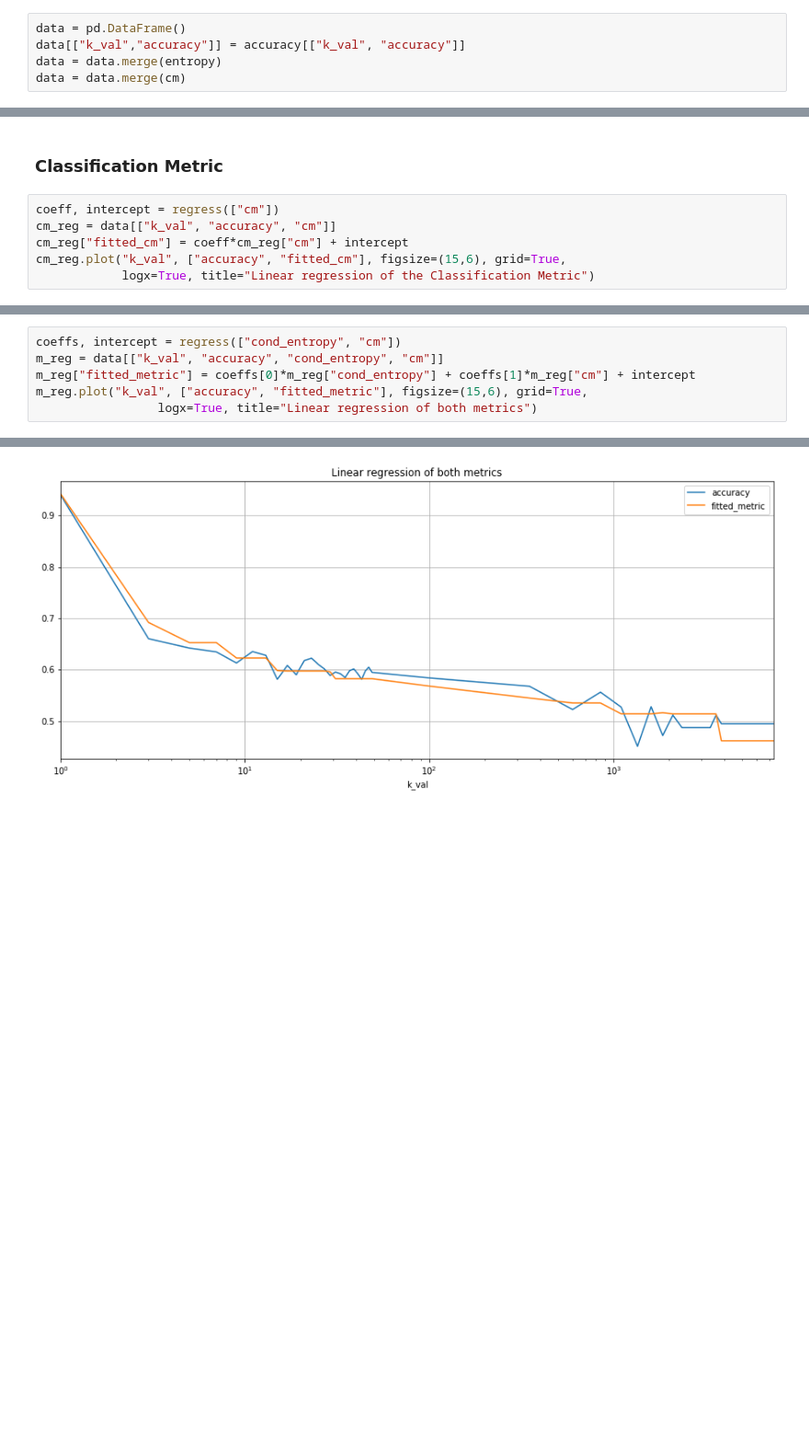
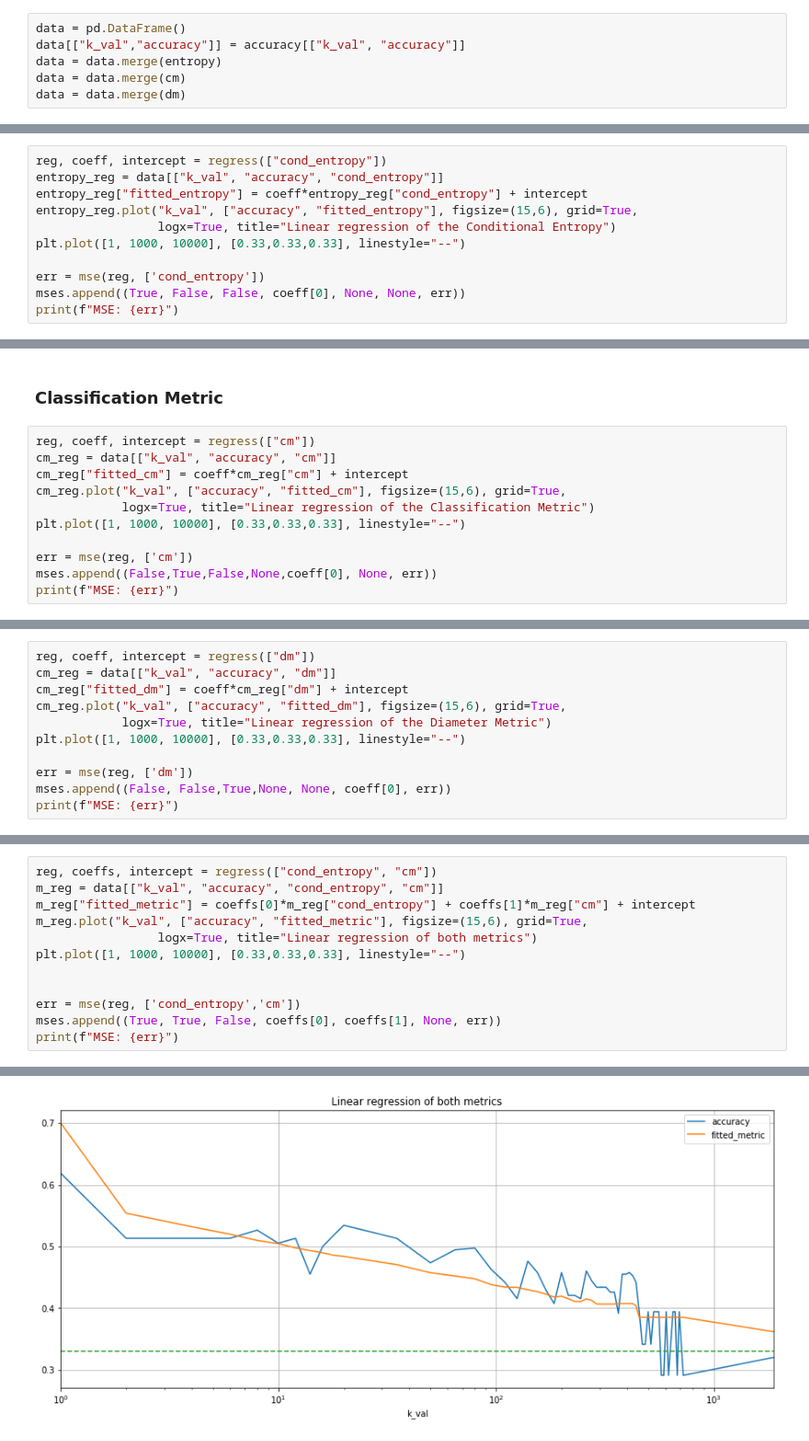
Before and after one commit to Deeep12345/Entropy_utility_measure, a Jupyter notebook: code/results/birth_mondrian/Analysis.ipynb, the cells around one changed output, grey strips where cells are left out. Shown at 92% size. Saved outputs shown, nothing was run; the diff lists cells and outputs as text; blank space fills up the shorter version.

```diff
--- a/code/results/birth_mondrian/Analysis.ipynb
+++ b/code/results/birth_mondrian/Analysis.ipynb
@@ -21,6 +25,7 @@ data = pd.DataFrame()
 data[["k_val","accuracy"]] = accuracy[["k_val", "accuracy"]]
 data = data.merge(entropy)
 data = data.merge(cm)
+data = data.merge(dm)
 # %%
 data.head()
 # %% [output]
@@ -57,0 +76,11 @@ def regress(regressors):
+# %%
+reg, coeff, intercept = regress(["cond_entropy"])
+entropy_reg = data[["k_val", "accuracy", "cond_entropy"]]
+entropy_reg["fitted_entropy"] = coeff*entropy_reg["cond_entropy"] + intercept
+entropy_reg.plot("k_val", ["accuracy", "fitted_entropy"], figsize=(15,6), grid=True,
+                 logx=True, title="Linear regression of the Conditional Entropy")
+plt.plot([1, 1000, 10000], [0.33,0.33,0.33], linestyle="--")
+
+err = mse(reg, ['cond_entropy'])
+mses.append((True, False, False, coeff[0], None, None, err))
+print(f"MSE: {err}")
@@ -59,9 +94,14 @@ def regress(regressors):
 
 ### Classification Metric
 # %%
-coeff, intercept = regress(["cm"])
+reg, coeff, intercept = regress(["cm"])
 cm_reg = data[["k_val", "accuracy", "cm"]]
 cm_reg["fitted_cm"] = coeff*cm_reg["cm"] + intercept
 cm_reg.plot("k_val", ["accuracy", "fitted_cm"], figsize=(15,6), grid=True,
             logx=True, title="Linear regression of the Classification Metric")
+plt.plot([1, 1000, 10000], [0.33,0.33,0.33], linestyle="--")
+
+err = mse(reg, ['cm'])
+mses.append((False,True,False,None,coeff[0], None, err))
+print(f"MSE: {err}")
 # %% [output]
@@ -72,0 +115,11 @@ Intercept: 0.9313110362141946
+# %%
+reg, coeff, intercept = regress(["dm"])
+cm_reg = data[["k_val", "accuracy", "dm"]]
+cm_reg["fitted_dm"] = coeff*cm_reg["dm"] + intercept
+cm_reg.plot("k_val", ["accuracy", "fitted_dm"], figsize=(15,6), grid=True,
+            logx=True, title="Linear regression of the Diameter Metric")
+plt.plot([1, 1000, 10000], [0.33,0.33,0.33], linestyle="--")
+
+err = mse(reg, ['dm'])
+mses.append((False, False,True,None, None, coeff[0], err))
+print(f"MSE: {err}")
@@ -91,7 +136,13 @@ Intercept: 0.9680539344499206
 # %%
-coeffs, intercept = regress(["cond_entropy", "cm"])
+reg, coeffs, intercept = regress(["cond_entropy", "cm"])
 m_reg = data[["k_val", "accuracy", "cond_entropy", "cm"]]
 m_reg["fitted_metric"] = coeffs[0]*m_reg["cond_entropy"] + coeffs[1]*m_reg["cm"] + intercept
 m_reg.plot("k_val", ["accuracy", "fitted_metric"], figsize=(15,6), grid=True,
                  logx=True, title="Linear regression of both metrics")
+plt.plot([1, 1000, 10000], [0.33,0.33,0.33], linestyle="--")
+
+
+err = mse(reg, ['cond_entropy','cm'])
+mses.append((True, True, False, coeffs[0], coeffs[1], None, err))
+print(f"MSE: {err}")
 # %% [output]
@@ -102 +153 @@ Intercept: 0.942151230842108
-[figure, old version]
+[figure, new version]
```
Also changed, not shown: parts of 25 cells of this notebook, 19 other files.
